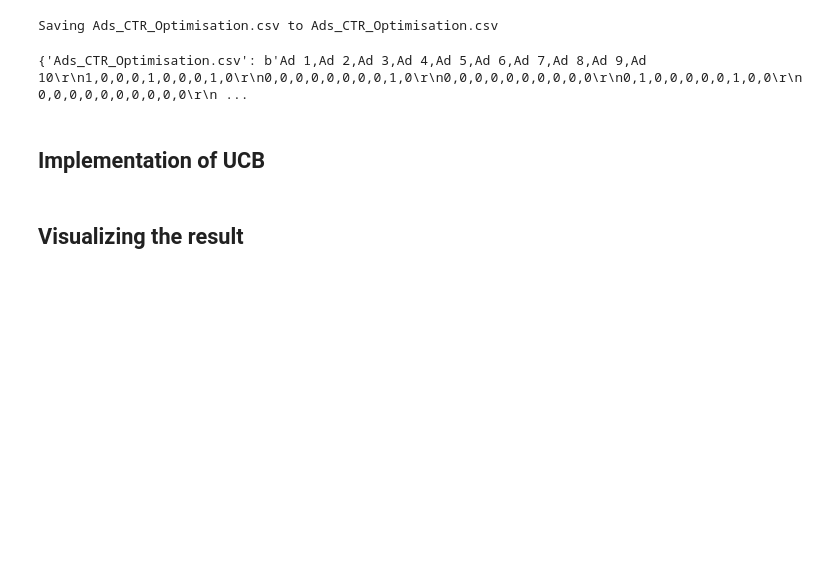
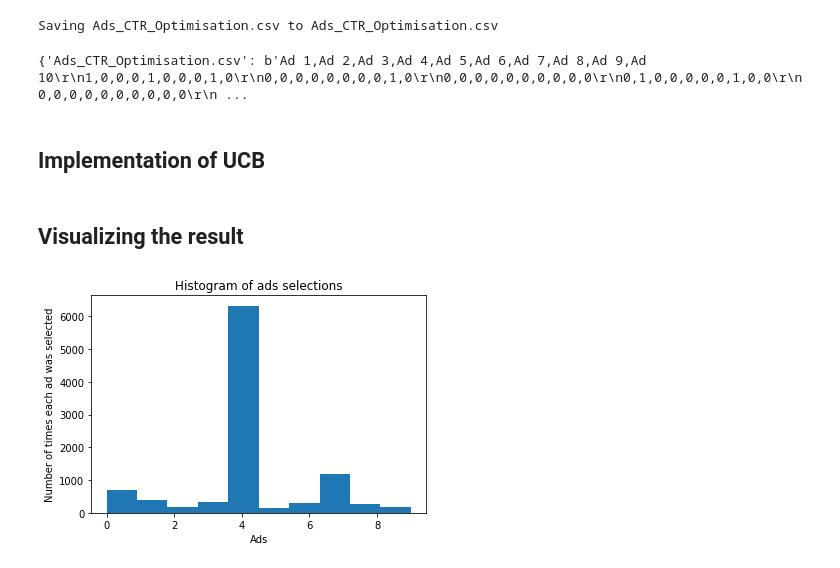
Before and after one commit to techonair/Machine-Learing-A-Z, a Jupyter notebook: Reinforcement Learning/Upper Confidence Bound/Upper_Confidence_Bound.ipynb, the cells around one changed output. Cells and saved outputs as stored; diff of their text form; code cells hidden in the pictures; blank space fills up the shorter version.

```diff
--- a/Reinforcement Learning/Upper Confidence Bound/Upper_Confidence_Bound.ipynb
+++ b/Reinforcement Learning/Upper Confidence Bound/Upper_Confidence_Bound.ipynb
@@ -28,27 +28,35 @@ import math
 N = 10000
 d = 10
 ads_selected = []
-number_of_selections = [0] * d
-sums_of_reward = [0] * d
+numbers_of_selections = [0] * d
+sums_of_rewards = [0] * d
 total_reward = 0
 
 for n in range(0, 10000):
   ad = 0
   max_upper_bound = 0
   for i in range(0, d):
-    if number_of_selections[i]>0:
+    if numbers_of_selections[i]>0:
        average_reward = sums_of_rewards[i] / numbers_of_selections[i]
-            delta_i = math.sqrt(3/2 * math.log(n + 1) / numbers_of_selections[i])
-            upper_bound = average_reward + delta_i
-        else:
-            upper_bound = 1e400
-        if upper_bound > max_upper_bound:
-            max_upper_bound = upper_bound
-            ad = i
-    ads_selected.append(ad)
-    numbers_of_selections[ad] = numbers_of_selections[ad] + 1
-    reward = dataset.values[n, ad]
-    sums_of_rewards[ad] = sums_of_rewards[ad] + reward
-    total_reward = total_reward + reward
+       delta_i = math.sqrt(3/2 * math.log(n + 1) / numbers_of_selections[i])
+       upper_bound = average_reward + delta_i
+    else:
+       upper_bound = 1e400
+    if upper_bound > max_upper_bound:
+       max_upper_bound = upper_bound
+       ad = i
+  ads_selected.append(ad)
+  numbers_of_selections[ad] = numbers_of_selections[ad] + 1
+  reward = dataset.values[n, ad]
+  sums_of_rewards[ad] = sums_of_rewards[ad] + reward
+  total_reward = total_reward + reward
 # %% [markdown]
 ## Visualizing the result
+# %%
+plt.hist(ads_selected)
+plt.title('Histogram of ads selections')
+plt.xlabel('Ads')
+plt.ylabel('Number of times each ad was selected')
+plt.show()
+# %% [output]
+[figure, added]
```
